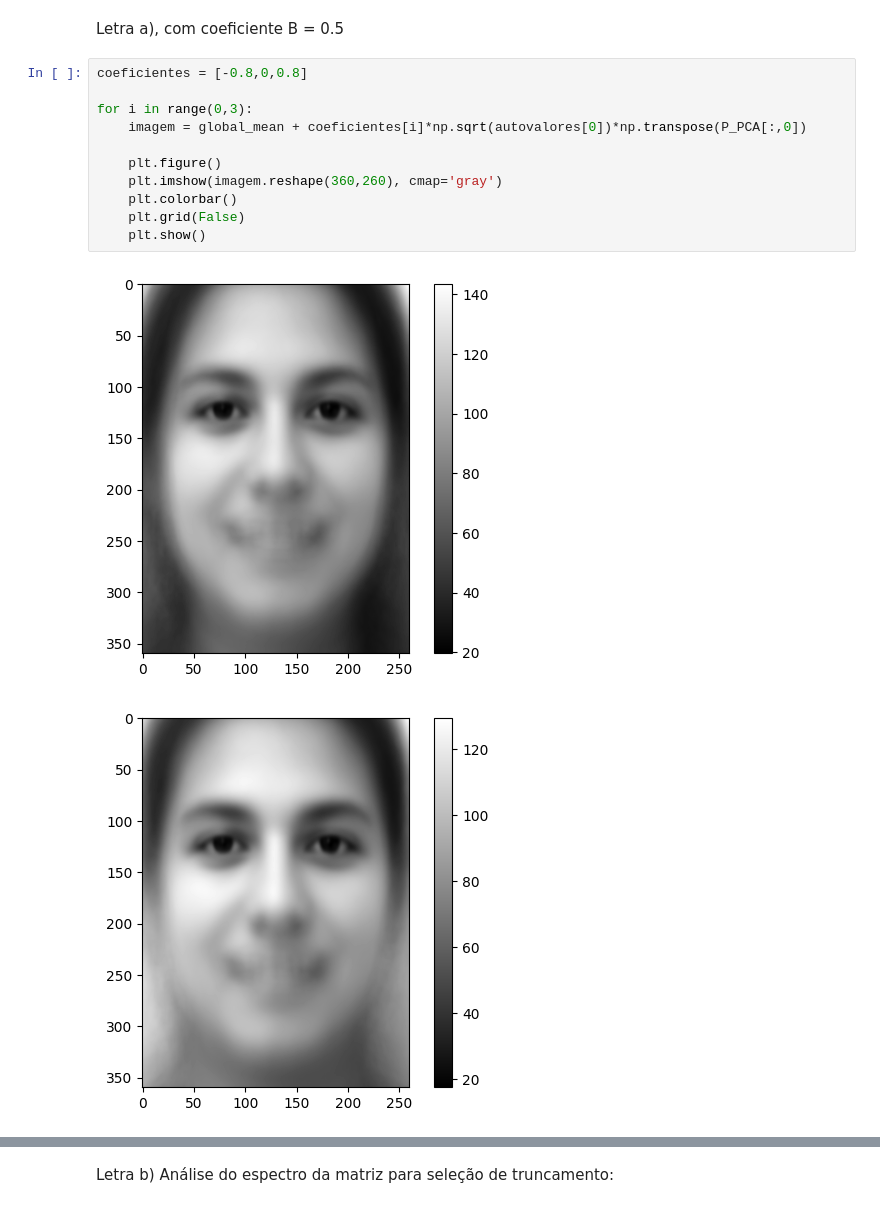
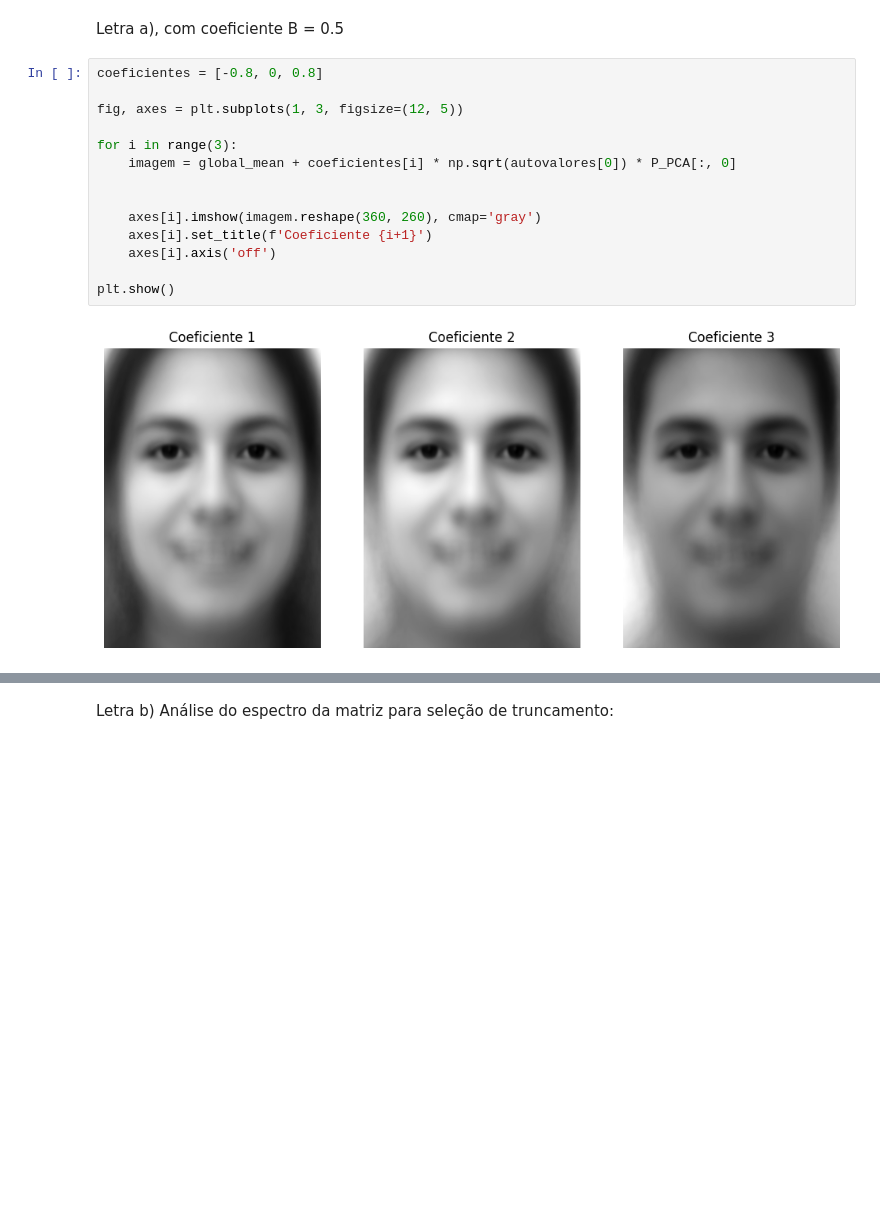
Before and after one commit to lorran-araujo/LNCC, a Jupyter notebook: disciplinas/redes-neurais/codes/lista2/exercicio3.ipynb, the cells around one changed output, grey strips where cells are left out. Drawn from its saved outputs; the diff is of its cells as text; blank space fills up the shorter version.

```diff
--- a/disciplinas/redes-neurais/codes/lista2/exercicio3.ipynb
+++ b/disciplinas/redes-neurais/codes/lista2/exercicio3.ipynb
@@ -96,16 +100,18 @@ P_PCA.shape
 # %% [markdown]
 Letra a), com coeficiente B = 0.5
 # %%
-coeficientes = [-0.8,0,0.8]
+coeficientes = [-0.8, 0, 0.8]
 
-for i in range(0,3):
-    imagem = global_mean + coeficientes[i]*np.sqrt(autovalores[0])*np.transpose(P_PCA[:,0])
+fig, axes = plt.subplots(1, 3, figsize=(12, 5))
 
-    plt.figure()
-    plt.imshow(imagem.reshape(360,260), cmap='gray')
-    plt.colorbar()
-    plt.grid(False)
-    plt.show()
+for i in range(3):
+    imagem = global_mean + coeficientes[i] * np.sqrt(autovalores[0]) * P_PCA[:, 0]
+
+
+    axes[i].imshow(imagem.reshape(360, 260), cmap='gray')
+    axes[i].set_title(f'Coeficiente {i+1}')
+    axes[i].axis('off')
+
+plt.show()
 # %% [output]
-[figure, old version]
+[figure, new version]
-[figure, removed]
```
Also changed, not shown: parts of 8 cells of this notebook, 26 other files.
